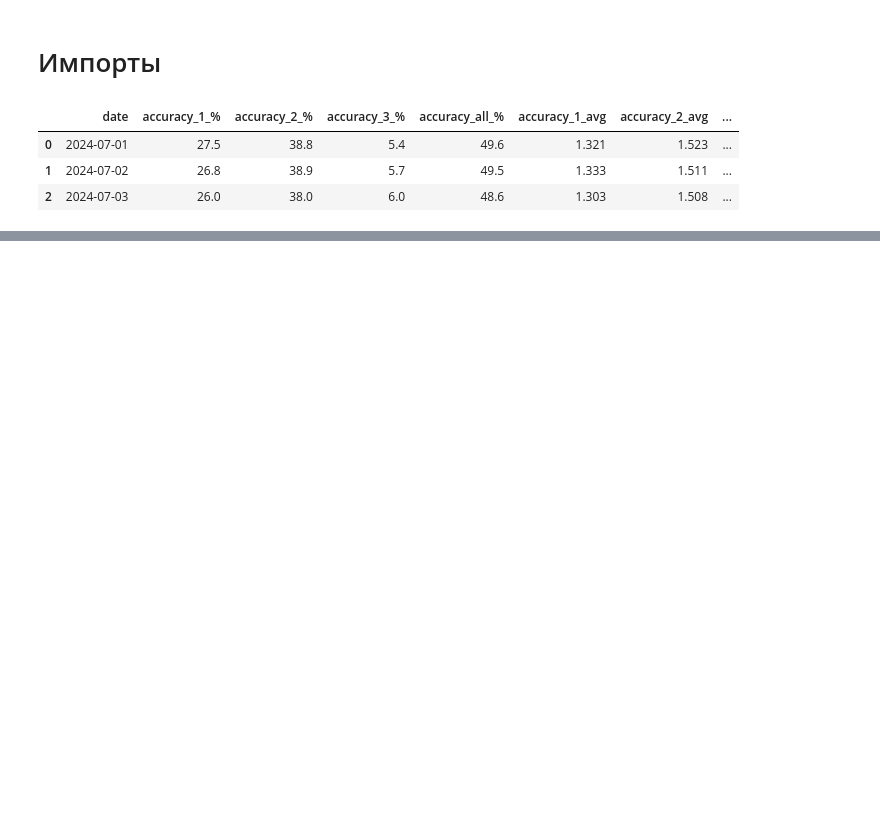
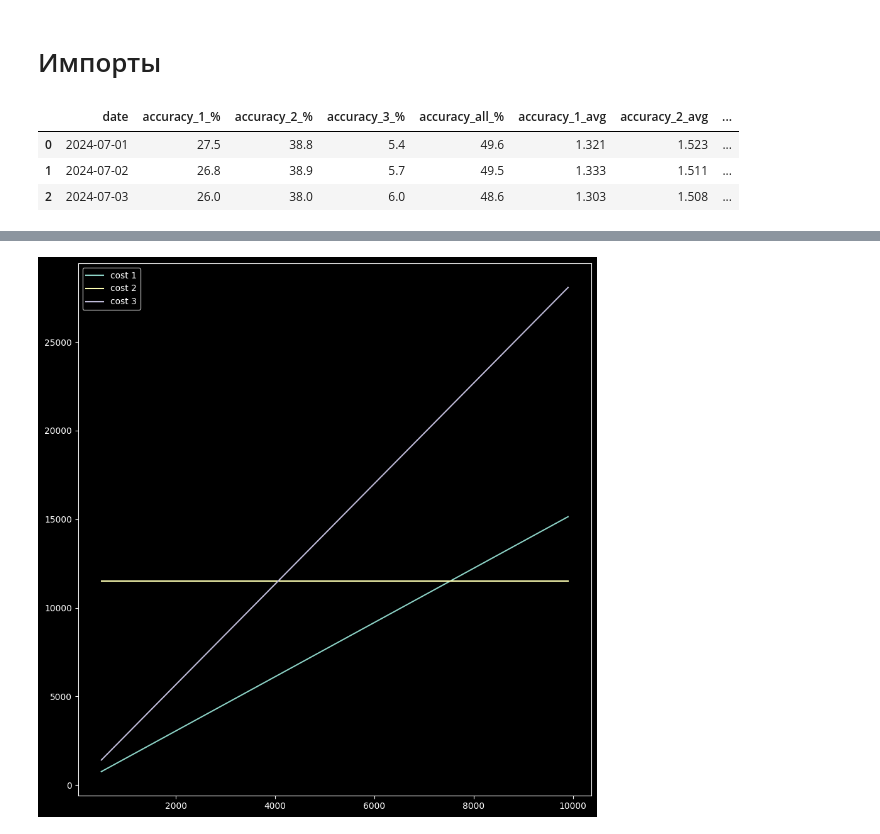
Before and after one commit to IAmSerepok/DataFromVariousSources, a Jupyter notebook: cost_price.ipynb, the cells around one changed output, grey strips where cells are left out. Saved outputs shown, nothing was run; the diff lists cells and outputs as text; code cells hidden in the pictures; blank space fills up the shorter version.

```diff
--- a/cost_price.ipynb
+++ b/cost_price.ipynb
@@ -88,0 +91,25 @@ for idx, cost in enumerate(df[[f'cost_{_}' for _ in range(1, 4)]].mean().values)
+# %%
+import numpy as np
+
+
+costs = []
+N_vals = np.arange(500, 10000, 100)
+for N in N_vals:
+    df['cost_1'] = df.apply(lambda row: N * row['accuracy_1_%'] * 4 / 100 if row['year'] == 2024 else N * row['accuracy_1_%'] * 7.5 / 100, axis=1)
+    df['cost_2'] = df.apply(day_in_month, axis=1)
+    df['cost_3'] = N * 0.5 * df['accuracy_3_%']
+
+    costs.append(df[[f'cost_{_}' for _ in range(1, 4)]].mean().values)
+
+costs = np.array(costs)
+# %%
+plt.figure(figsize=(9, 9))
+
+for i in range(3):
+    plt.plot(N_vals, costs[:, i], label=f'cost {i + 1}')
+
+plt.legend()
+plt.tight_layout()
+plt.show()
+# %% [output]
+[figure, added]
```
Also changed, not shown: parts of 5 cells of this notebook.
